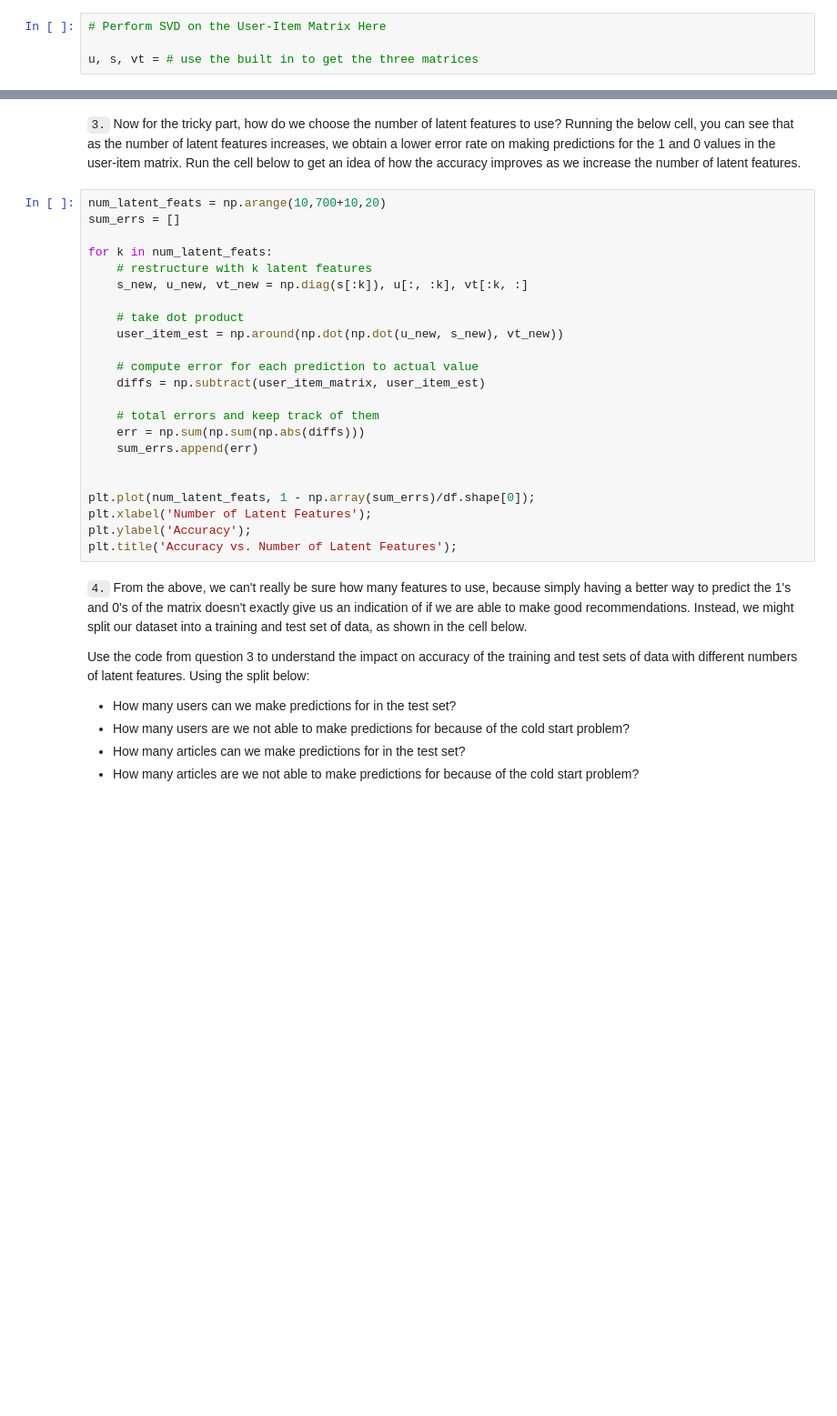
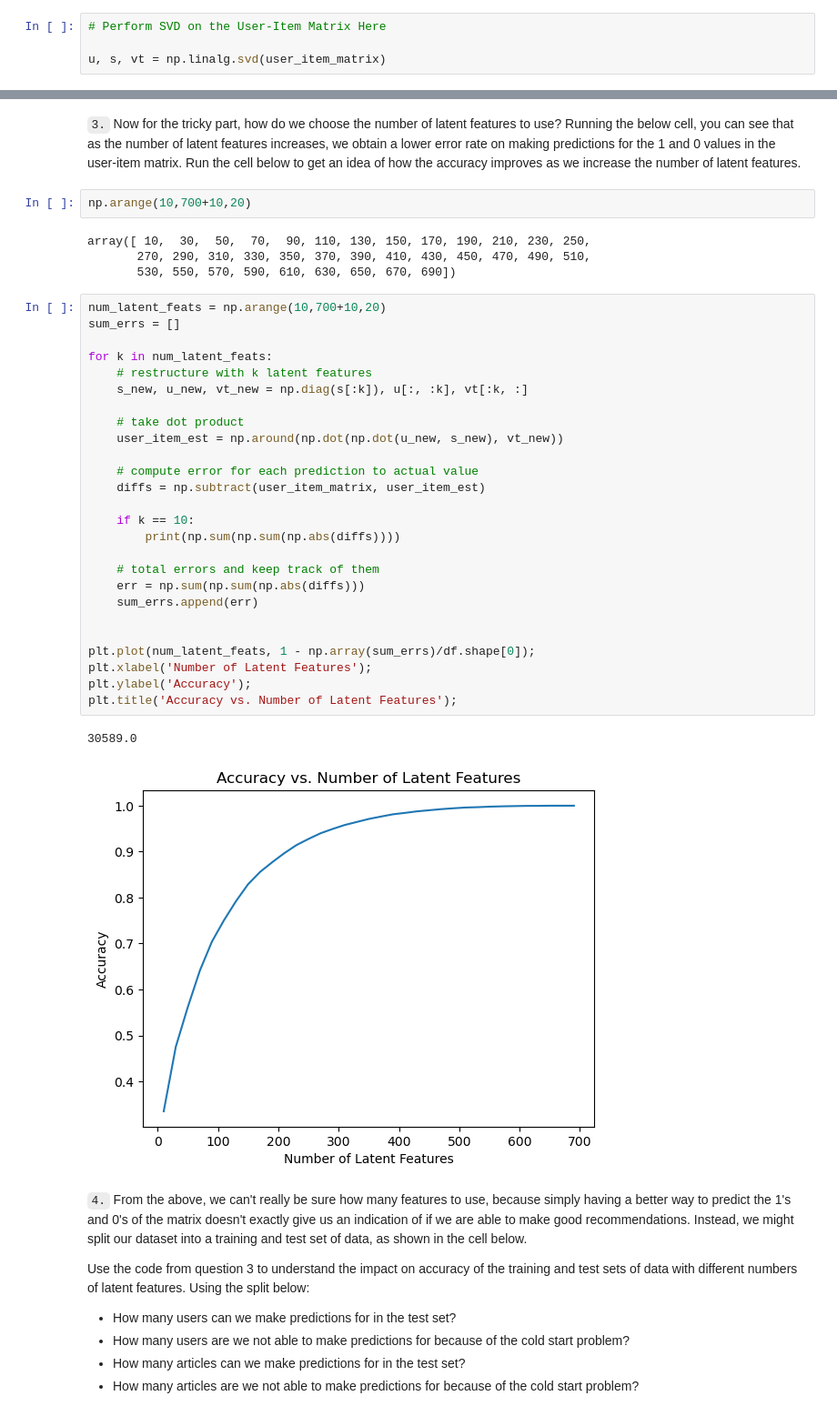
Before and after one commit to luongnguyentrong/recommendation-with-ibm, a Jupyter notebook: Recommendations_with_IBM.ipynb, the cells around one changed output, grey strips where cells are left out. Shown: that part at 91% size. Drawn from its saved outputs; the diff is of its cells as text; blank space fills up the shorter version.

```diff
--- a/Recommendations_with_IBM.ipynb
+++ b/Recommendations_with_IBM.ipynb
@@ -676,4 +685,4 @@ user_item_matrix.head()
 # %%
 # Perform SVD on the User-Item Matrix Here
 
-u, s, vt = # use the built in to get the three matrices
+u, s, vt = np.linalg.svd(user_item_matrix)
@@ -682,28 +705,40 @@ u, s, vt = # use the built in to get the three matrices
 # %% [markdown]
 `3.` Now for the tricky part, how do we choose the number of latent features to use?  Running the below cell, you can see that as the number of latent features increases, we obtain a lower error rate on making predictions for the 1 and 0 values in the user-item matrix.  Run the cell below to get an idea of how the accuracy improves as we increase the number of latent features.
+# %%
+np.arange(10,700+10,20)
+# %% [output]
+array([ 10,  30,  50,  70,  90, 110, 130, 150, 170, 190, 210, 230, 250,
+       270, 290, 310, 330, 350, 370, 390, 410, 430, 450, 470, 490, 510,
+       530, 550, 570, 590, 610, 630, 650, 670, 690])
 # %%
 num_latent_feats = np.arange(10,700+10,20)
 sum_errs = []
 
 for k in num_latent_feats:
     # restructure with k latent features
     s_new, u_new, vt_new = np.diag(s[:k]), u[:, :k], vt[:k, :]
 
     # take dot product
     user_item_est = np.around(np.dot(np.dot(u_new, s_new), vt_new))
 
     # compute error for each prediction to actual value
     diffs = np.subtract(user_item_matrix, user_item_est)
 
+    if k == 10:
+        print(np.sum(np.sum(np.abs(diffs))))
+
     # total errors and keep track of them
     err = np.sum(np.sum(np.abs(diffs)))
     sum_errs.append(err)
 
 
 plt.plot(num_latent_feats, 1 - np.array(sum_errs)/df.shape[0]);
 plt.xlabel('Number of Latent Features');
 plt.ylabel('Accuracy');
 plt.title('Accuracy vs. Number of Latent Features');
+# %% [output]
+30589.0
+[figure, added]
 # %% [markdown]
 `4.` From the above, we can't really be sure how many features to use, because simply having a better way to predict the 1's and 0's of the matrix doesn't exactly give us an indication of if we are able to make good recommendations.  Instead, we might split our dataset into a training and test set of data, as shown in the cell below.
 
```
Also changed, not shown: parts of 23 cells of this notebook.
